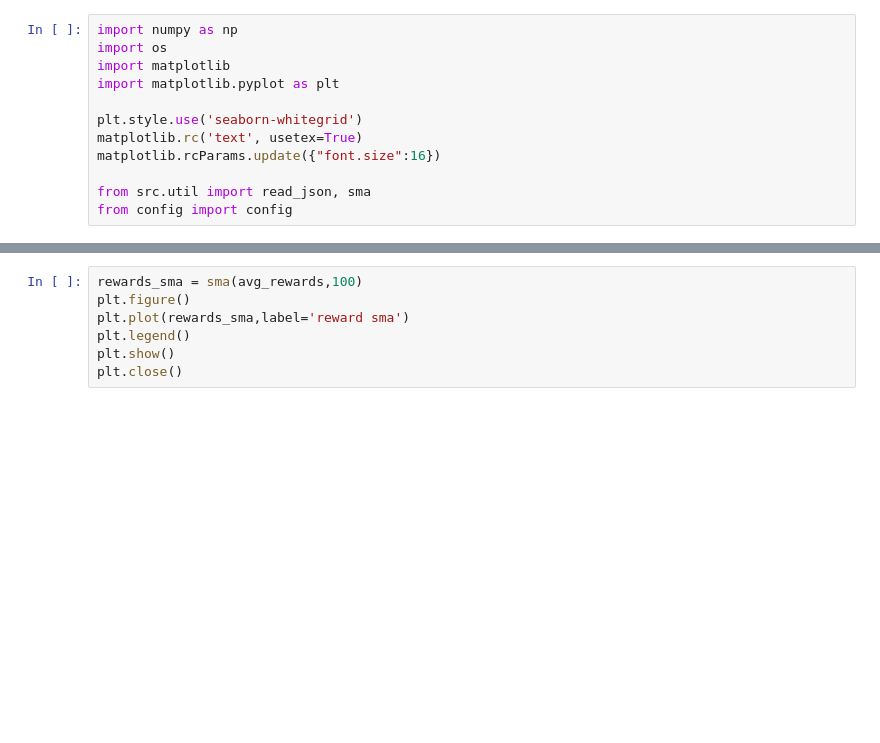
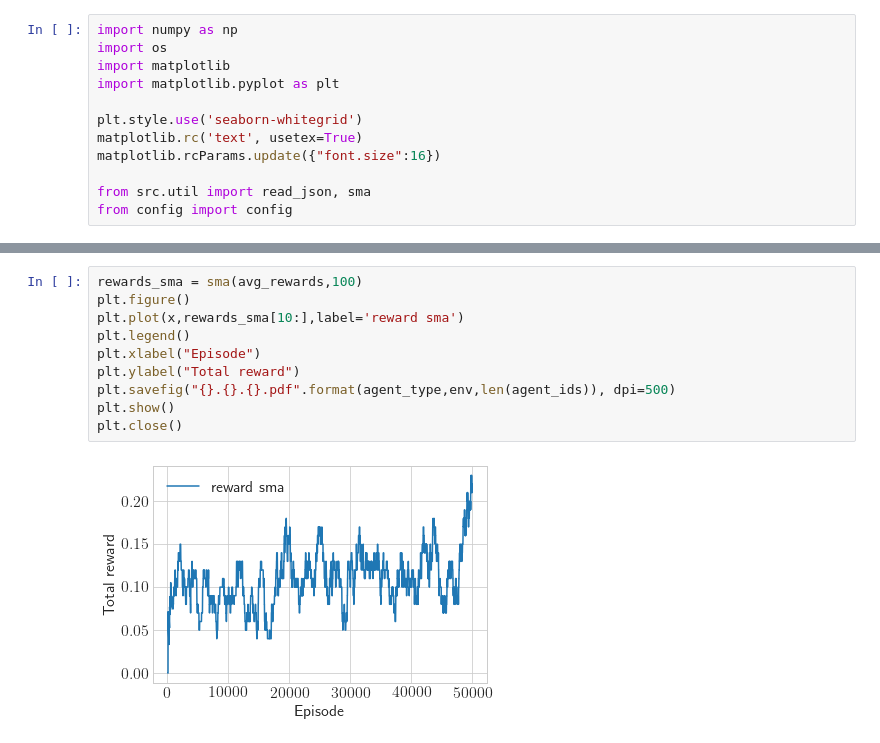
Before and after one commit to gmaher/distributed_rl, a Jupyter notebook: plot.ipynb, the cells around one changed output, grey strips where cells are left out. Saved outputs shown, nothing was run; the diff lists cells and outputs as text; blank space fills up the shorter version.

```diff
--- a/plot.ipynb
+++ b/plot.ipynb
@@ -72,7 +81,12 @@ plt.close()
 # %%
 rewards_sma = sma(avg_rewards,100)
 plt.figure()
-plt.plot(rewards_sma,label='reward sma')
+plt.plot(x,rewards_sma[10:],label='reward sma')
 plt.legend()
+plt.xlabel("Episode")
+plt.ylabel("Total reward")
+plt.savefig("{}.{}.{}.pdf".format(agent_type,env,len(agent_ids)), dpi=500)
 plt.show()
 plt.close()
+# %% [output]
+[figure, added]
```
Also changed, not shown: parts of 6 cells of this notebook, 3 other files.
